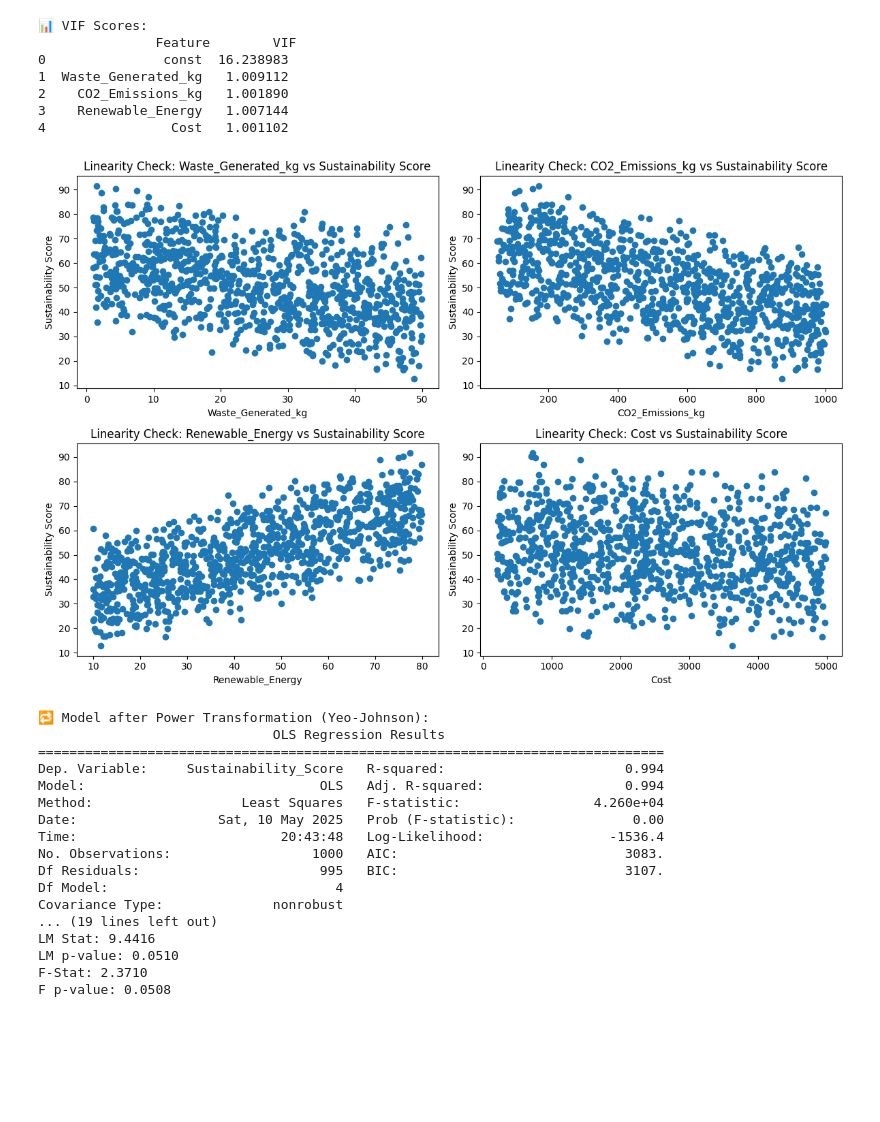
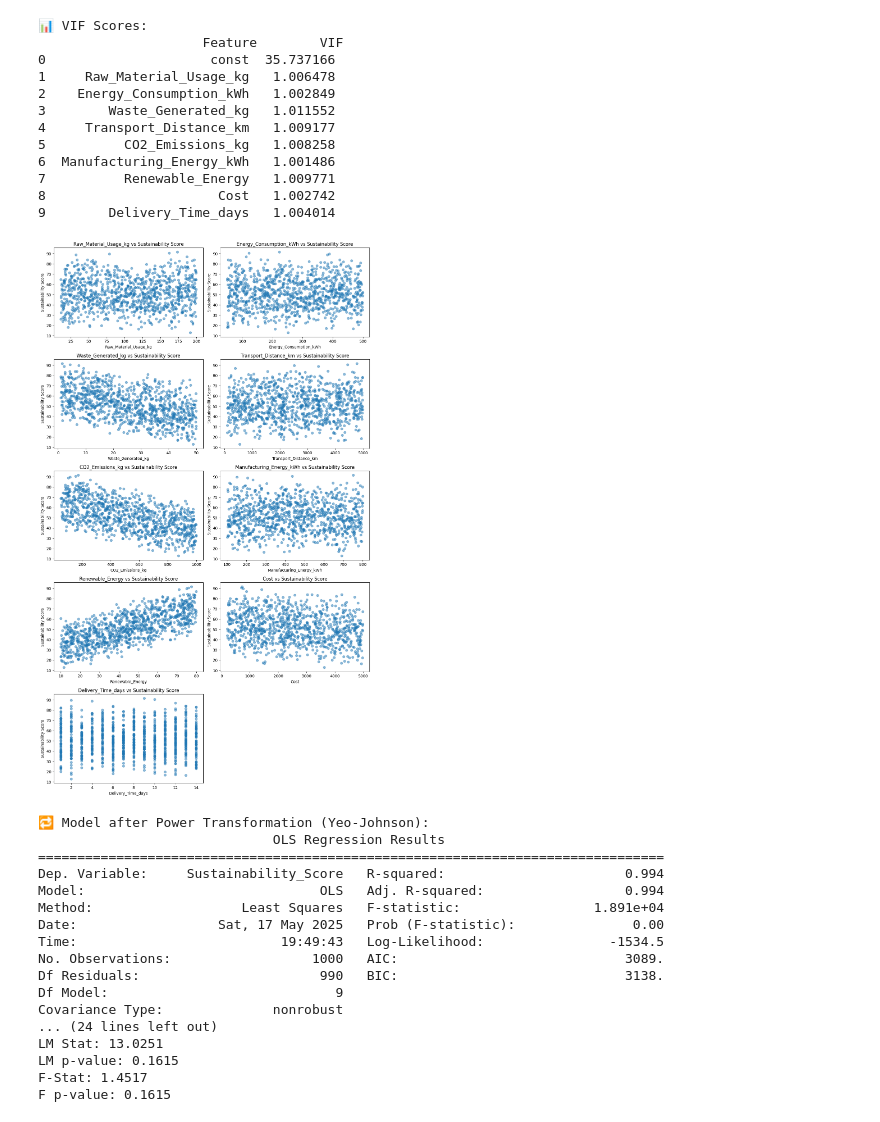
Before and after one commit to GiovanniL30/Data-Analysis, a Jupyter notebook: finalProject/assumption.ipynb, the cells around one changed output. Drawn from its saved outputs; the diff is of its cells as text; code cells hidden in the pictures; blank space fills up the shorter version.

```diff
--- a/finalProject/assumption.ipynb
+++ b/finalProject/assumption.ipynb
@@ -8,6 +8,7 @@ from sklearn.metrics import mean_absolute_error, mean_squared_error, r2_score
 import matplotlib.pyplot as plt
 from scipy import stats
 from sklearn.preprocessing import PowerTransformer
+import math
 
 # Load data
 df = pd.read_csv("green_supply_chain.csv")
@@ -16,7 +17,7 @@ df = pd.read_csv("green_supply_chain.csv")
 df.dropna(inplace=True)
 
 # Define independent variables and target
-features = ['Waste_Generated_kg', 'CO2_Emissions_kg', 'Renewable_Energy', 'Cost']
+features = df.columns.drop(['Sustainability_Score', 'ID', 'Product_Type'])
 target = 'Sustainability_Score'
 X = df[features]
 y = df[target]
@@ -25,23 +26,26 @@ y = df[target]
 X_const = sm.add_constant(X)
 vif_data = pd.DataFrame()
 vif_data["Feature"] = X_const.columns
-vif_data["VIF"] = [variance_inflation_factor(X_const.values, i)
-                   for i in range(X_const.shape[1])]
+vif_data["VIF"] = [variance_inflation_factor(X_const.values, i) for i in range(X_const.shape[1])]
 print("📊 VIF Scores:\n", vif_data)
 
 # ----- LINEARITY CHECK (Scatter Plots) -----
-plt.figure(figsize=(12, 8))
+num_features = len(features)
+# Calculate rows and cols for subplot grid dynamically (e.g., 2 columns)
+cols = 2
+rows = math.ceil(num_features / cols)
+
+plt.figure(figsize=(cols*6, rows*4))
 for i, feature in enumerate(features, 1):
-    plt.subplot(2, 2, i)
-    plt.scatter(df[feature], y)
+    plt.subplot(rows, cols, i)
+    plt.scatter(df[feature], y, alpha=0.5)
     plt.xlabel(feature)
     plt.ylabel('Sustainability Score')
-    plt.title(f"Linearity Check: {feature} vs Sustainability Score")
+    plt.title(f"{feature} vs Sustainability Score")
 plt.tight_layout()
 plt.show()
 
 # ----- POWER TRANSFORMATION (Yeo-Johnson) -----
-# Apply PowerTransformer (Yeo-Johnson) to the features
 pt = PowerTransformer(method='yeo-johnson')
 df_transformed_pt = pt.fit_transform(df[features])
 X_pt = pd.DataFrame(df_transformed_pt, columns=features)
@@ -59,63 +63,66 @@ for name, value in zip(labels, bp_test_pt):
     print(f"{name}: {value:.4f}")
 
 # ----- NORMALITY OF RESIDUALS CHECK (QQ Plot and Shapiro-Wilk Test) -----
-# QQ Plot
 sm.qqplot(pt_model.resid, line='45')
 plt.title("QQ Plot of Residuals (Power Transformed Model)")
 plt.show()
 
-# Shapiro-Wilk Test
 stat_pt, p_value_pt = stats.shapiro(pt_model.resid)
 print(f"\nShapiro-Wilk Test for Normality (Power Transformed Model): Stat={stat_pt:.4f}, p-value={p_value_pt:.4f}")
 
 # ----- MODEL EVALUATION -----
 y_pred = pt_model.predict(X_pt_const)
 r2 = r2_score(y, y_pred)
 mae = mean_absolute_error(y, y_pred)
 rmse = np.sqrt(mean_squared_error(y, y_pred))
 
 print(f"\n📈 Model Performance:\nR²: {r2:.4f}\nMAE: {mae:.4f}\nRMSE: {rmse:.4f}")
 
 # ----- INDEPENDENCE OF ERRORS CHECK (Residuals Plot) -----
-plt.scatter(y_pred, pt_model.resid)
+plt.scatter(y_pred, pt_model.resid, alpha=0.5)
 plt.axhline(y=0, color='r', linestyle='--')
 plt.xlabel('Predicted Sustainability Score')
 plt.ylabel('Residuals')
 plt.title('Independence of Errors: Residuals vs Predicted')
 plt.show()
 
-# Plot actual vs predicted
+# ----- ACTUAL VS PREDICTED PLOT -----
 plt.scatter(y, y_pred, alpha=0.7)
 plt.xlabel("Actual Sustainability Score")
-plt.ylabel("Predicted")
-plt.title("Actual vs Predicted")
-plt.plot([y.min(), y.max()], [y.min(), y.max()], color='red')
+plt.ylabel("Predicted Sustainability Score")
+plt.title("Actual vs Predicted Sustainability Score")
+plt.plot([y.min(), y.max()], [y.min(), y.max()], color='red', linestyle='--')
 plt.grid(True)
 plt.tight_layout()
 plt.show()
 # %% [output]
 📊 VIF Scores:
-               Feature        VIF
-0               const  16.238983
-1  Waste_Generated_kg   1.009112
-2    CO2_Emissions_kg   1.001890
-3    Renewable_Energy   1.007144
-4                Cost   1.001102
+                     Feature        VIF
+0                     const  35.737166
+1     Raw_Material_Usage_kg   1.006478
+2    Energy_Consumption_kWh   1.002849
+3        Waste_Generated_kg   1.011552
+4     Transport_Distance_km   1.009177
+5          CO2_Emissions_kg   1.008258
+6  Manufacturing_Energy_kWh   1.001486
+7          Renewable_Energy   1.009771
+8                      Cost   1.002742
+9        Delivery_Time_days   1.004014
-[figure, old version]
+[figure, new version]
 🔁 Model after Power Transformation (Yeo-Johnson):
                               OLS Regression Results
 ================================================================================
 Dep. Variable:     Sustainability_Score   R-squared:                       0.994
 Model:                              OLS   Adj. R-squared:                  0.994
-Method:                   Least Squares   F-statistic:                 4.260e+04
-Date:                  Sat, 10 May 2025   Prob (F-statistic):               0.00
-Time:                          20:43:48   Log-Likelihood:                -1536.4
-No. Observations:                  1000   AIC:                             3083.
-Df Residuals:                       995   BIC:                             3107.
-Df Model:                             4
+Method:                   Least Squares   F-statistic:                 1.891e+04
+Date:                  Sat, 17 May 2025   Prob (F-statistic):               0.00
+Time:                          19:49:43   Log-Likelihood:                -1534.5
+No. Observations:                  1000   AIC:                             3089.
+Df Residuals:                       990   BIC:                             3138.
+Df Model:                             9
 Covariance Type:              nonrobust
-... (19 lines left out)
-LM Stat: 9.4416
-LM p-value: 0.0510
-F-Stat: 2.3710
-F p-value: 0.0508
+... (24 lines left out)
+LM Stat: 13.0251
+LM p-value: 0.1615
+F-Stat: 1.4517
+F p-value: 0.1615
```
Also changed, not shown: parts of 1 cell of this notebook, 1 other file.
